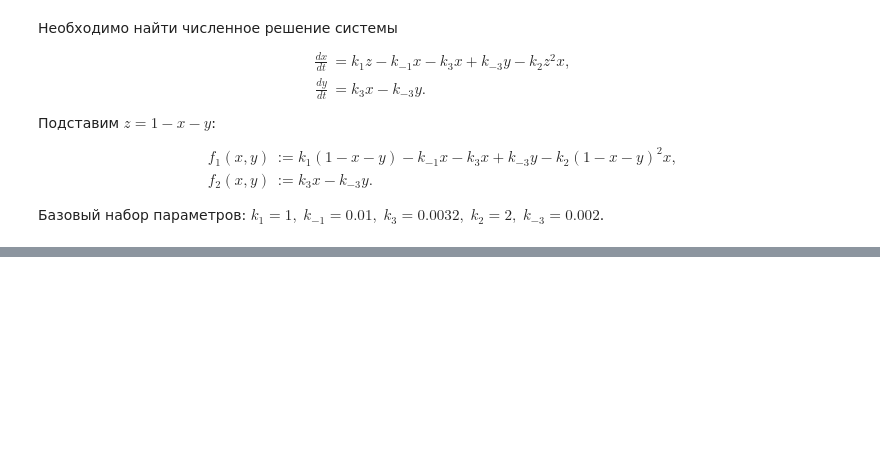
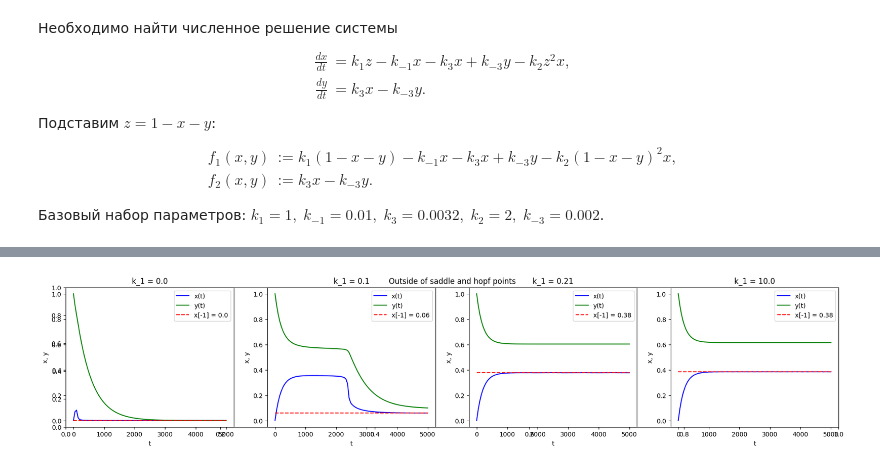
Before and after one commit to luseno4ek/CTMM, a Jupyter notebook: bifurcation-diagram/analysis.ipynb, the cells around one changed output, grey strips where cells are left out. Saved outputs shown, nothing was run; the diff lists cells and outputs as text; code cells hidden in the pictures; blank space fills up the shorter version.

```diff
--- a/bifurcation-diagram/analysis.ipynb
+++ b/bifurcation-diagram/analysis.ipynb
@@ -392,0 +418,21 @@ plt.show()
+# %%
+fig = plt.figure(figsize=(22, 4))
+plt.title('Outside of saddle and hopf points')
+
+i = 1
+for point in np.sort([10, 0.10, 0.21, 0]):
+    ax = fig.add_subplot(1,4,i)
+    k1 = point
+    result = solve_ivp(ode_system, (0, 5000), [0, 1], t_eval=t)
+    ax.plot(t, result.y[0], 'b-', markersize=1, label='x(t)')
+    ax.plot(t, result.y[1], 'g-', markersize=1, label='y(t)')
+    ax.set_xlabel('t')
+    ax.set_ylabel('x, y')
+    ax.title.set_text(f'k_1 = {round(point, 2)}')
+    ax.plot(t, [result.y[0][-1]]*100, 'r--', label=f'x[-1] = {round(result.y[0][-1], 2)}')
+    ax.legend()
+    i += 1
+
+plt.show()
+# %% [output]
+[figure, added]
```
Also changed, not shown: parts of 6 cells of this notebook.
